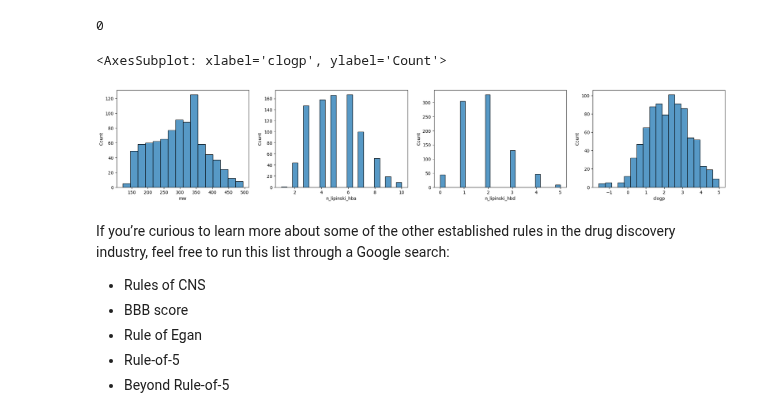
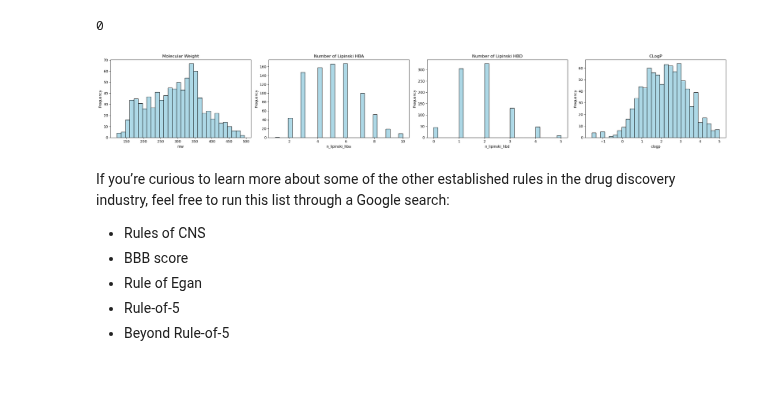
Before and after one commit to datamol-io/datamol, a Jupyter notebook: docs/tutorials/Descriptors.ipynb, the cells around one changed output. Saved outputs shown, nothing was run; the diff lists cells and outputs as text; code cells hidden in the pictures; blank space fills up the shorter version.

```diff
--- a/docs/tutorials/Descriptors.ipynb
+++ b/docs/tutorials/Descriptors.ipynb
@@ -130,20 +130,36 @@ df["mw"].isnull().sum()
 # %%
 # Part 4: Reveal the statistics for the dataset of compounds using Ro5 as a filter. How many fulfill vs. violate Ro5?
 # Plotting the RO5 descriptors
 
 import matplotlib.pyplot as plt
-import seaborn as sns
 
 fig, axs = plt.subplots(ncols=4, figsize=(25, 4))
 axs = axs.flatten()
 
-sns.histplot(df, x="mw", ax=axs[0])
-sns.histplot(df, x="n_lipinski_hba", ax=axs[1])
-sns.histplot(df, x="n_lipinski_hbd", ax=axs[2])
-sns.histplot(df, x="clogp", ax=axs[3])
+axs[0].hist(df["mw"], bins=30, color='lightblue', edgecolor='black')
+axs[0].set_title('Molecular Weight')
+axs[0].set_xlabel('mw')
+axs[0].set_ylabel('Frequency')
+
+axs[1].hist(df["n_lipinski_hba"], bins=30, color='lightblue', edgecolor='black')
+axs[1].set_title('Number of Lipinski HBA')
+axs[1].set_xlabel('n_lipinski_hba')
+axs[1].set_ylabel('Frequency')
+
+axs[2].hist(df["n_lipinski_hbd"], bins=30, color='lightblue', edgecolor='black')
+axs[2].set_title('Number of Lipinski HBD')
+axs[2].set_xlabel('n_lipinski_hbd')
+axs[2].set_ylabel('Frequency')
+
+axs[3].hist(df["clogp"], bins=30, color='lightblue', edgecolor='black')
+axs[3].set_title('CLogP')
+axs[3].set_xlabel('clogp')
+axs[3].set_ylabel('Frequency')
+
+plt.tight_layout()
+plt.show()
 # %% [output]
-<AxesSubplot: xlabel='clogp', ylabel='Count'>
-[figure, old version]
+[figure, new version]
 # %% [markdown]
 If you’re curious to learn more about some of the other established rules in the drug discovery industry, feel free to run this list through a Google search:
 
```
Also changed, not shown: parts of 3 cells of this notebook, 8 other files.
